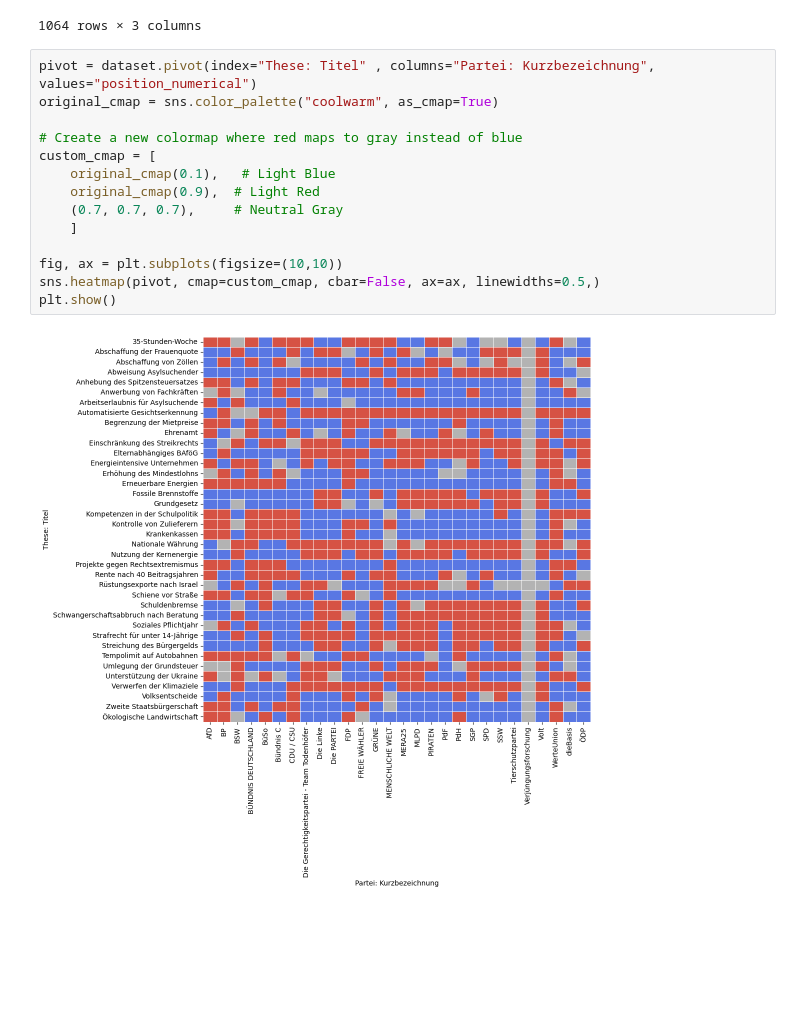
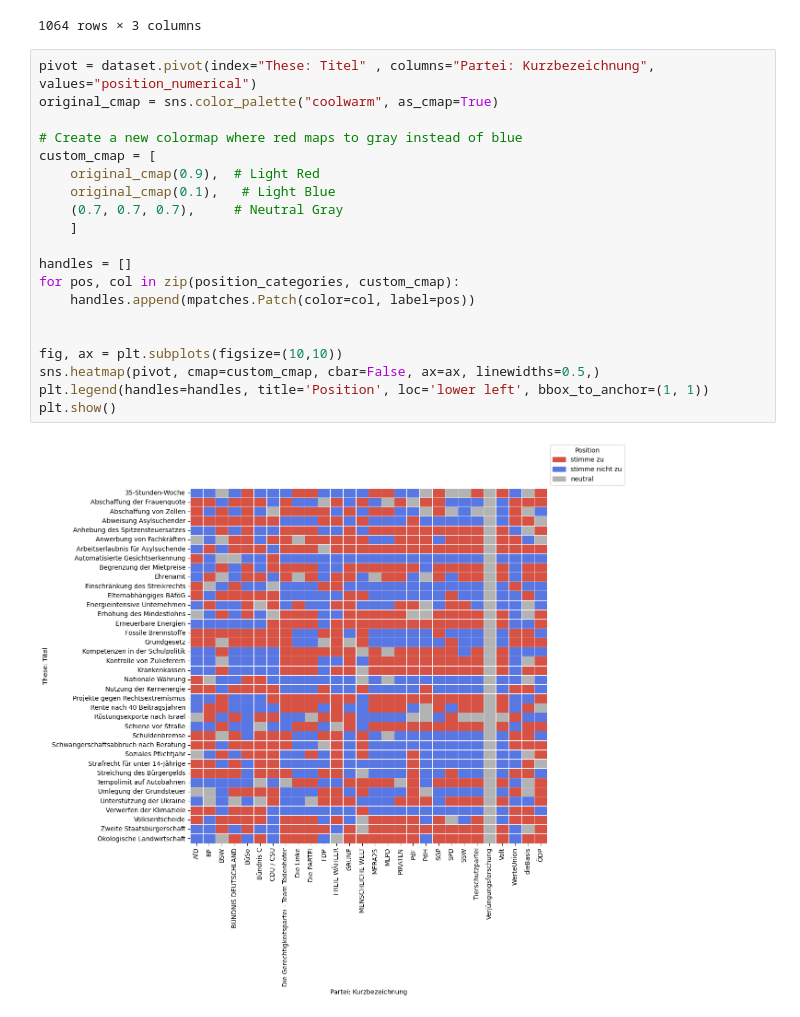
Before and after one commit to AndelasOne/clustering-wahl-o-mat, a Jupyter notebook: agglomerative_clustering.ipynb, the cells around one changed output. Cells and saved outputs as stored; diff of their text form; blank space fills up the shorter version.

Commit message:
added legend and inverted color map

```diff
--- a/agglomerative_clustering.ipynb
+++ b/agglomerative_clustering.ipynb
@@ -45,19 +46,25 @@ dataset
 # %%
 pivot = dataset.pivot(index="These: Titel" , columns="Partei: Kurzbezeichnung", values="position_numerical")
 original_cmap = sns.color_palette("coolwarm", as_cmap=True)
 
 # Create a new colormap where red maps to gray instead of blue
 custom_cmap = [
+    original_cmap(0.9),  # Light Red
     original_cmap(0.1),   # Light Blue
-    original_cmap(0.9),  # Light Red
     (0.7, 0.7, 0.7),     # Neutral Gray
     ]
 
+handles = []
+for pos, col in zip(position_categories, custom_cmap):
+    handles.append(mpatches.Patch(color=col, label=pos))
+
+
 fig, ax = plt.subplots(figsize=(10,10))
 sns.heatmap(pivot, cmap=custom_cmap, cbar=False, ax=ax, linewidths=0.5,)
+plt.legend(handles=handles, title='Position', loc='lower left', bbox_to_anchor=(1, 1))
 plt.show()
 # %% [output]
-[figure, old version]
+[figure, new version]
 # %%
 LINKAGE_METHOD = "complete"
 row_linkage = sc.hierarchy.linkage(pivot, method=LINKAGE_METHOD, optimal_ordering=True)
```
Also changed, not shown: parts of 2 cells of this notebook, 3 other files.
